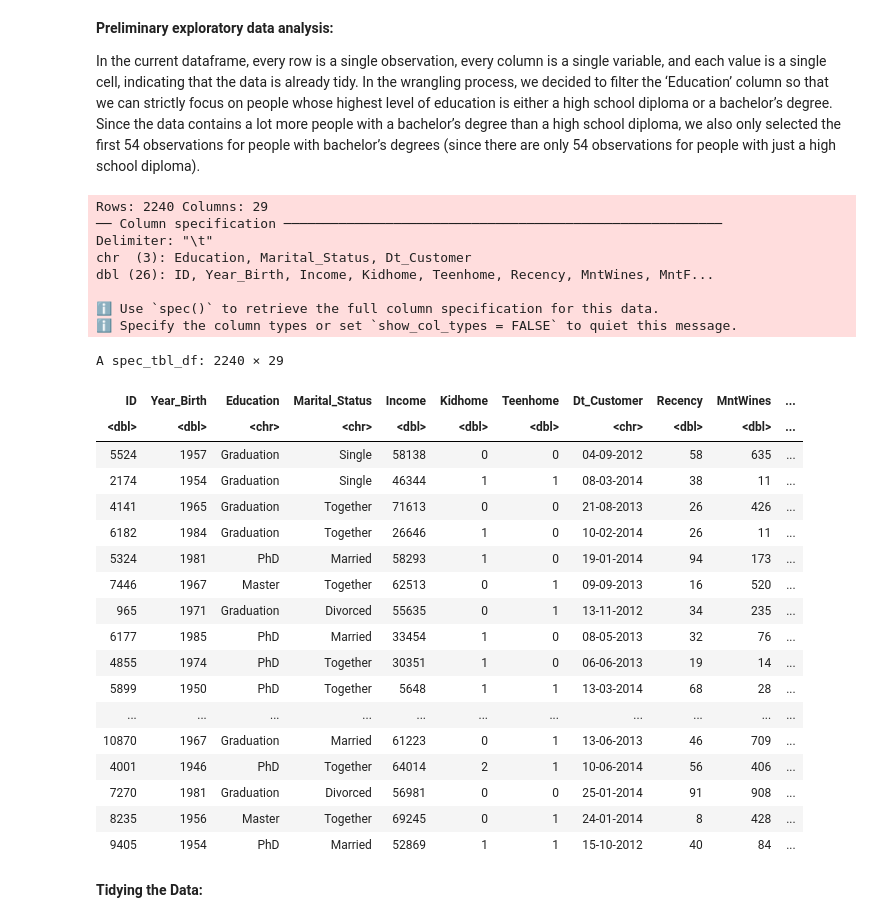
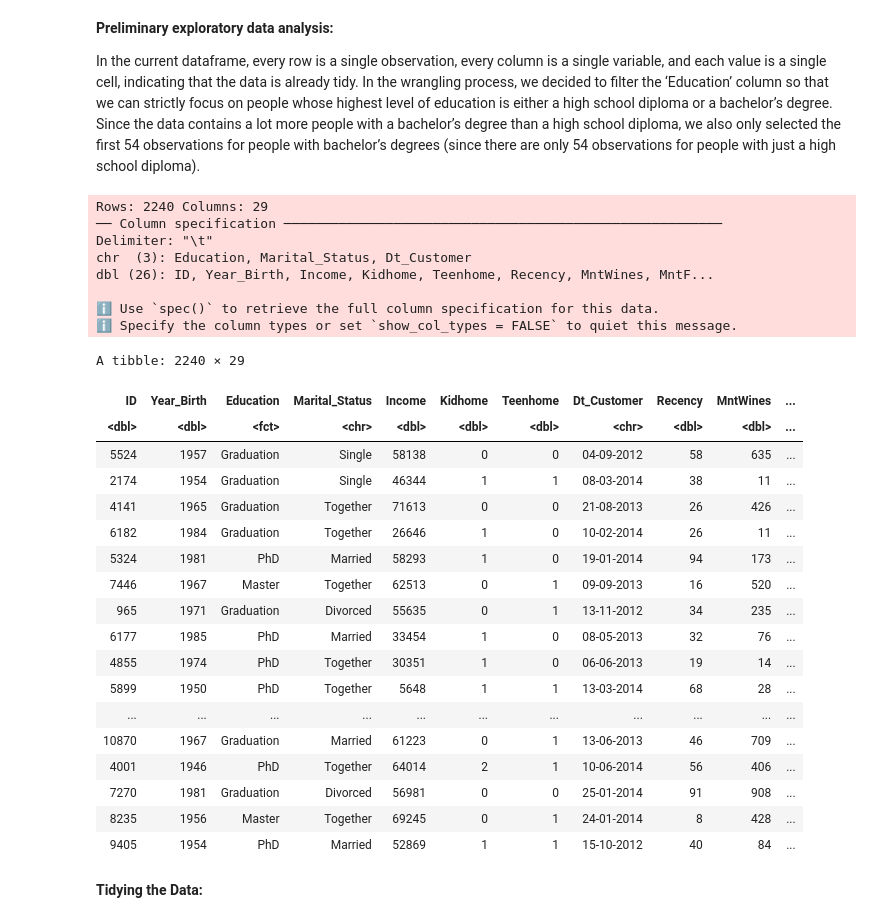
Before and after one commit to jansm04/toy_ds_project, a Jupyter notebook: MarketingCampaign.ipynb, the cells around one changed output. Drawn from its saved outputs; the diff is of its cells as text; code cells hidden in the pictures.

```diff
--- a/MarketingCampaign.ipynb
+++ b/MarketingCampaign.ipynb
@@ -13,20 +13,21 @@ library(repr)
 library(tidyverse)
 library(tidymodels)
 # %%
-marketing_data <- read_delim("/home/jovyan/toy_ds_project/marketing_campaign.csv")
+marketing_data <- read_delim("/home/jovyan/toy_ds_project/marketing_campaign.csv") |>
+  mutate(Education = as_factor(Education))
 marketing_data
 # %% [output]
 Rows: 2240 Columns: 29
 ── Column specification ────────────────────────────────────────────────────────
 Delimiter: "\t"
 chr  (3): Education, Marital_Status, Dt_Customer
 dbl (26): ID, Year_Birth, Income, Kidhome, Teenhome, Recency, MntWines, MntF...
 
 ℹ Use `spec()` to retrieve the full column specification for this data.
 ℹ Specify the column types or set `show_col_types = FALSE` to quiet this message.
-A spec_tbl_df: 2240 × 29
+A tibble: 2240 × 29
 | ID | Year_Birth | Education | Marital_Status | Income | Kidhome | Teenhome | Dt_Customer | Recency | MntWines | ... |
-| <dbl> | <dbl> | <chr> | <chr> | <dbl> | <dbl> | <dbl> | <chr> | <dbl> | <dbl> | ... |
+| <dbl> | <dbl> | <fct> | <chr> | <dbl> | <dbl> | <dbl> | <chr> | <dbl> | <dbl> | ... |
 | 5524 | 1957 | Graduation | Single | 58138 | 0 | 0 | 04-09-2012 | 58 | 635 | ... |
 | 2174 | 1954 | Graduation | Single | 46344 | 1 | 1 | 08-03-2014 | 38 | 11 | ... |
 | 4141 | 1965 | Graduation | Together | 71613 | 0 | 0 | 21-08-2013 | 26 | 426 | ... |
```
Also changed, not shown: parts of 12 cells of this notebook.
